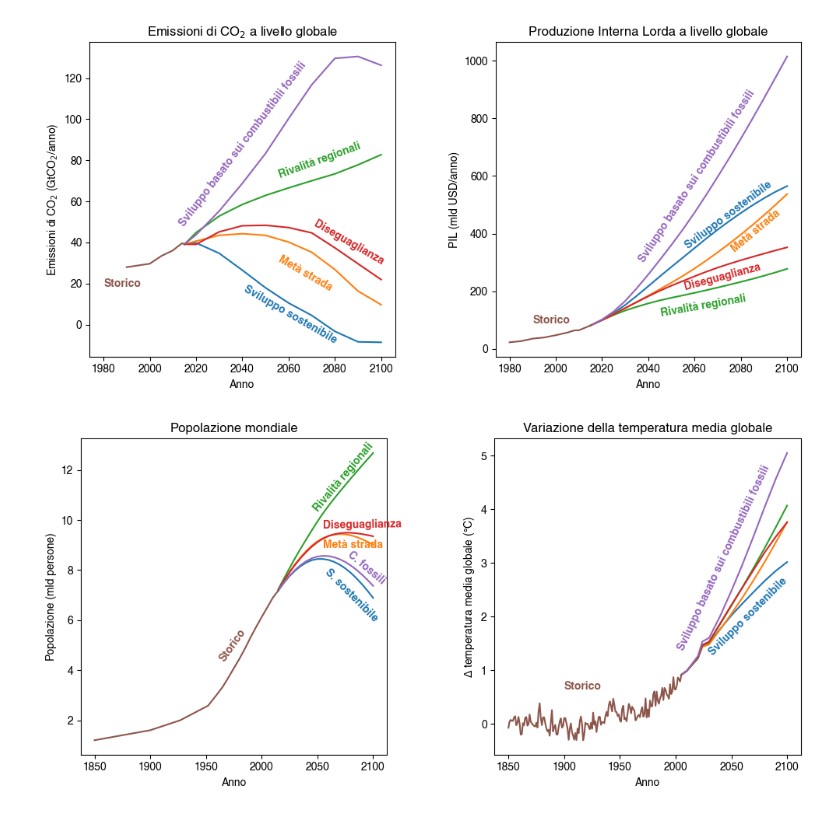
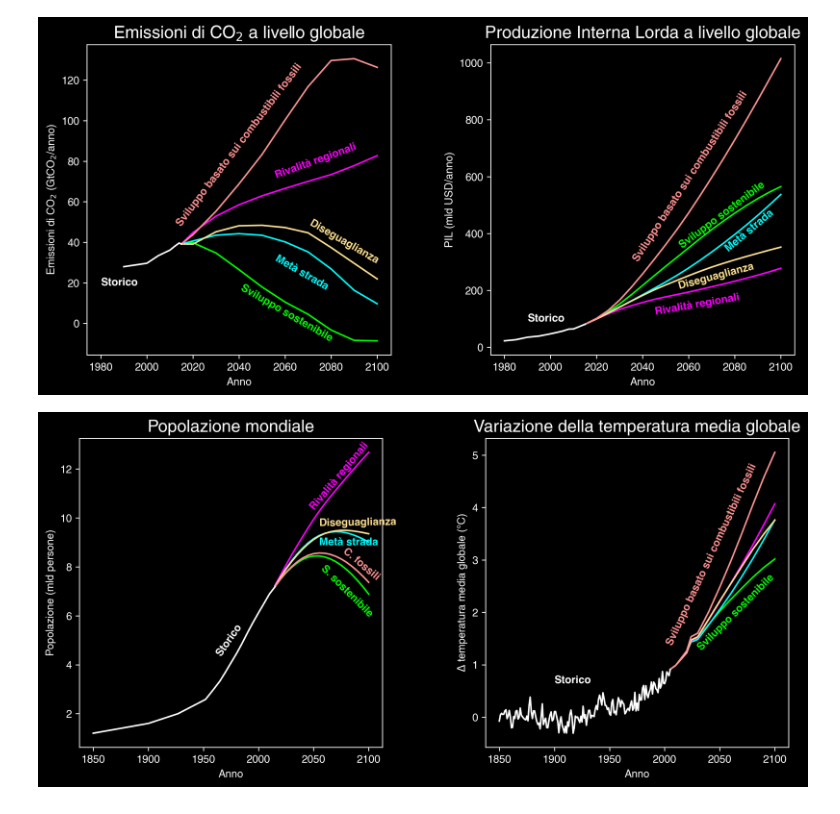
Before and after one commit to Robin-Castellani/TEDx-fogliano-2024, a Jupyter notebook: ssp_variables.ipynb, the cells around one changed output. Saved outputs shown, nothing was run; the diff lists cells and outputs as text; code cells hidden in the pictures.

```diff
--- a/ssp_variables.ipynb
+++ b/ssp_variables.ipynb
@@ -16,8 +16,7 @@ images_dir.mkdir(parents=True, exist_ok=True)
 
 load_font()
 plt.style.use("default")
-plt.rcParams["figure.dpi"] = 100
-plt.rcParams["font.family"] = "Helvetica"
+set_plot_style()
 # %%
 t_hist = pd.read_csv(
     temperature_file.with_name("Temperature_historical.csv"),
@@ -90,41 +89,41 @@ rotation_labels = {
     },
 }
 
-
-lines = co2.plot(ax=axs[0], legend=False).get_lines()
+lines = co2.plot(ax=axs[0], legend=False, color=colors.values()).get_lines()
 for line, column in zip(lines, co2.columns):
     # Add label at the end of each line with matching color
     axs[0].annotate(
         column,
         xy=xy_labels["co2"][column],
         va="center",
         color=line.get_color(),  # Use same color as the line
         weight="bold",
         rotation=rotation_labels["co2"][column],
     )
 axs[0].set_title("Emissioni di CO$_2$ a livello globale")
 axs[0].set_xlabel("Anno")
 axs[0].set_ylabel("Emissioni di CO$_2$ (GtCO$_2$/anno)")
 
-lines = pil.plot(ax=axs[1], legend=False).get_lines()
+lines = pil.plot(ax=axs[1], legend=False, color=colors).get_lines()
 for line, column in zip(lines, pil.columns):
     axs[1].annotate(
         column,
         xy=xy_labels["pil"][column],
         va="center",
         color=line.get_color(),  # Use same color as the line
         weight="bold",
         rotation=rotation_labels["pil"][column],
     )
 axs[1].set_title("Produzione Interna Lorda a livello globale")
 axs[1].set_xlabel("Anno")
 axs[1].set_ylabel("PIL (mld USD/anno)")
 
 plt.tight_layout(w_pad=5)  # Add horizontal spacing between subplots
+
 plt.show()
 fig.savefig(images_dir / "co2_pil.png")
 # %% [output]
-[figure, old version]
+[figure, new version]
 # %%
 fig, axs = plt.subplots(1, 2, figsize=(10, 5), sharex=True)
 
@@ -171,7 +170,7 @@ custom_labels = {
     "Sviluppo basato sui combustibili fossili": "C. fossili",
 }
 
-lines = population.plot(ax=axs[0], legend=False).get_lines()
+lines = population.plot(ax=axs[0], legend=False, color=colors.values()).get_lines()
 for line, column in zip(lines, population.columns):
     axs[0].annotate(
         custom_labels.get(column, column),
@@ -185,7 +184,7 @@ axs[0].set_title("Popolazione mondiale")
 axs[0].set_xlabel("Anno")
 axs[0].set_ylabel("Popolazione (mld persone)")
 
-lines = temperature.plot(ax=axs[1], legend=False).get_lines()
+lines = temperature.plot(ax=axs[1], legend=False, color=colors.values()).get_lines()
 for line, column in zip(lines, temperature.columns):
     axs[1].annotate(
         column,
@@ -204,4 +203,4 @@ plt.tight_layout(w_pad=5)  # Add horizontal spacing between subplots
 plt.show()
 fig.savefig(images_dir / "population_temperature.png")
 # %% [output]
-[figure, old version]
+[figure, new version]
```
Also changed, not shown: parts of 1 cell of this notebook, 1 other file.
